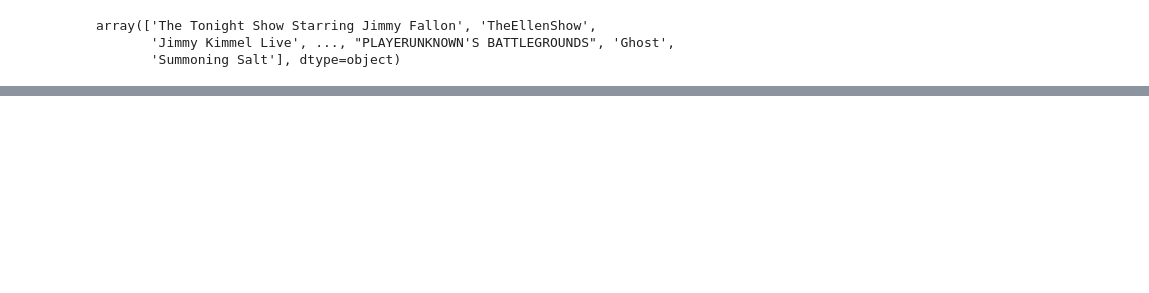
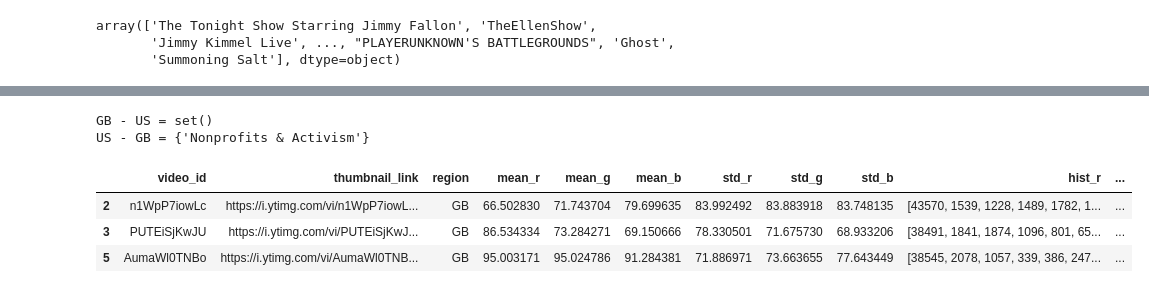
Before and after one commit to AdamKlejda/PED_YT, a Jupyter notebook: notebooks/Etap3/LiLatee_YT_API.ipynb, the cells around one changed output, grey strips where cells are left out. Drawn from its saved outputs; the diff is of its cells as text; code cells hidden in the pictures; blank space fills up the shorter version.

Commit message:
Etap3, filling category_id, need to merge earlier results

```diff
--- a/notebooks/Etap3/LiLatee_YT_API.ipynb
+++ b/notebooks/Etap3/LiLatee_YT_API.ipynb
@@ -233,0 +251,6 @@ for channelName in channel_nOfOccurences[:, 0]:
+# %%
+print(f"GB - US = {set(GB_cats).difference(set(US_cats))}")
+print(f"US - GB = {set(US_cats).difference(set(GB_cats))}")
+# %% [output]
+GB - US = set()
+US - GB = {'Nonprofits & Activism'}
@@ -233,0 +275,10 @@ for channelName in channel_nOfOccurences[:, 0]:
+# %%
+df = pd.read_csv(f"./../../our_data/Etap2/lilatee/{region}-06_sentiment.csv")
+df = df[~df.mean_r.isna()]
+df["category_id"] = ""
+df[:3]
+# %% [output]
+|  | video_id | thumbnail_link | region | mean_r | mean_g | mean_b | std_r | std_g | std_b | hist_r | ... |
+| 2 | n1WpP7iowLc | https://i.ytimg.com/vi/n1WpP7iowL... | GB | 66.502830 | 71.743704 | 79.699635 | 83.992492 | 83.883918 | 83.748135 | [43570, 1539, 1228, 1489, 1782, 1... | ... |
+| 3 | PUTEiSjKwJU | https://i.ytimg.com/vi/PUTEiSjKwJ... | GB | 86.534334 | 73.284271 | 69.150666 | 78.330501 | 71.675730 | 68.933206 | [38491, 1841, 1874, 1096, 801, 65... | ... |
+| 5 | AumaWl0TNBo | https://i.ytimg.com/vi/AumaWl0TNB... | GB | 95.003171 | 95.024786 | 91.284381 | 71.886971 | 73.663655 | 77.643449 | [38545, 2078, 1057, 339, 386, 247... | ... |
```
Also changed, not shown: parts of 12 cells of this notebook.
